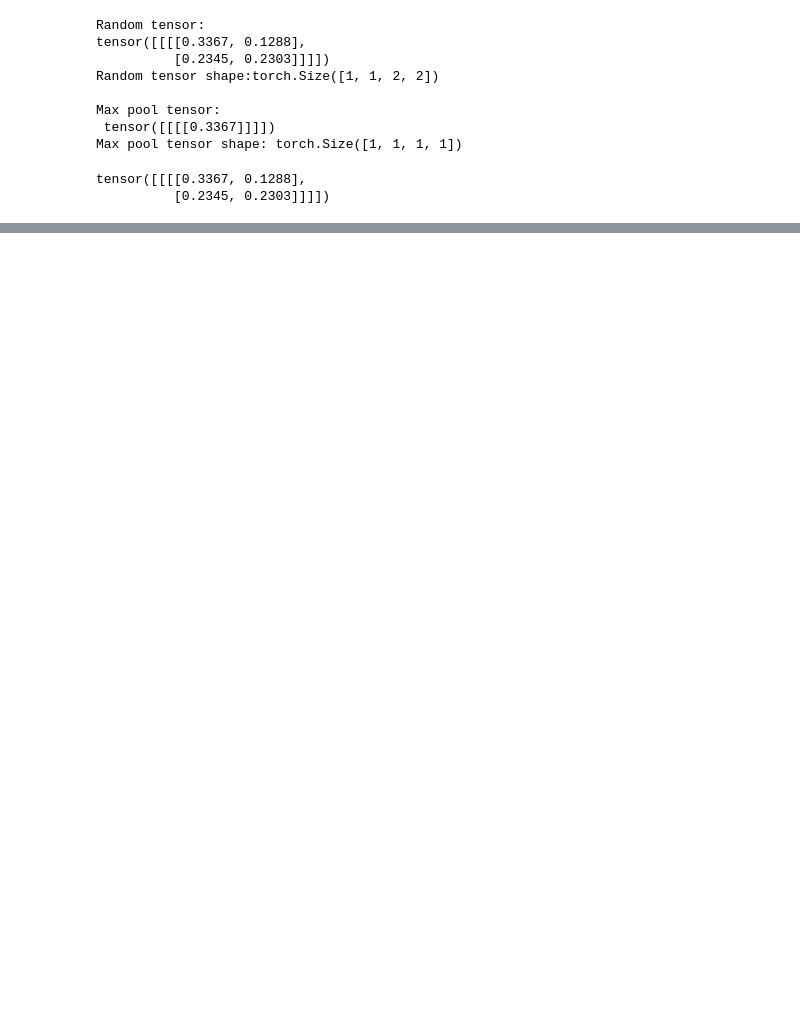
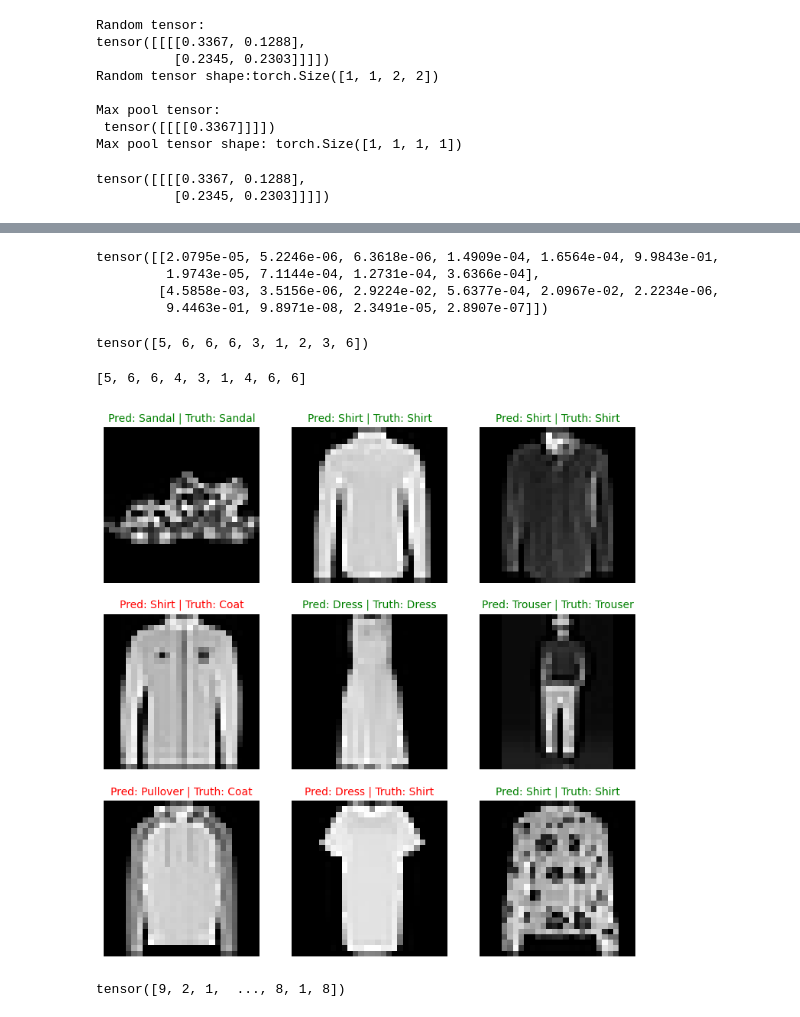
Before and after one commit to Nayan-CA/DataScience, a Jupyter notebook: pytorch-computer-vision.ipynb, the cells around one changed output, grey strips where cells are left out. Saved outputs shown, nothing was run; the diff lists cells and outputs as text; code cells hidden in the pictures; blank space fills up the shorter version.

```diff
--- a/pytorch-computer-vision.ipynb
+++ b/pytorch-computer-vision.ipynb
@@ -767,0 +843,59 @@ OrderedDict([('conv_block_1.0.weight',
+# %%
+pred_probs = make_predictions(model=model_2,
+                             data=test_samples)
+
+pred_probs[:2]
+# %% [output]
+tensor([[2.0795e-05, 5.2246e-06, 6.3618e-06, 1.4909e-04, 1.6564e-04, 9.9843e-01,
+         1.9743e-05, 7.1144e-04, 1.2731e-04, 3.6366e-04],
+        [4.5858e-03, 3.5156e-06, 2.9224e-02, 5.6377e-04, 2.0967e-02, 2.2234e-06,
+         9.4463e-01, 9.8971e-08, 2.3491e-05, 2.8907e-07]])
+# %%
+pred_classes = pred_probs.argmax(dim=1)
+pred_classes
+# %% [output]
+tensor([5, 6, 6, 6, 3, 1, 2, 3, 6])
+# %%
+test_labels
+# %% [output]
+[5, 6, 6, 4, 3, 1, 4, 6, 6]
+# %%
+plt.figure(figsize=(9,9))
+nrows=3
+ncols=3
+for i,sample in enumerate(test_samples):
+    plt.subplot(nrows,ncols,i+1)
+
+    plt.imshow(sample.squeeze(),cmap="gray")
+
+    pred_label = class_names[pred_classes[i]]
+
+    truth_label = class_names[test_labels[i]]
+
+    title_text = f"Pred: {pred_label} | Truth: {truth_label}"
+
+    if pred_label == truth_label:
+        plt.title(title_text,fontsize=10,c="g")
+    else:
+        plt.title(title_text,fontsize=10,c="r")
+    plt.axis(False)
+# %% [output]
+[figure, added]
+# %%
+y_preds = []
+model_2.eval()
+with torch.inference_mode():
+    for X,y in tqdm(test_dataloader,desc="Making predictions..."):
+        X,y=X.to(device),y.to(device)
+
+        y_logit = model_2(X)
+
+        y_pred = torch.softmax(y_logit.squeeze(),dim=0).argmax(dim=1)
+
+        y_preds.append(y_pred.cpu())
+
+# print(y_preds)
+y_pred_tensor = torch.cat(y_preds)
+y_pred_tensor
+# %% [output]
+tensor([9, 2, 1,  ..., 8, 1, 8])
```
Also changed, not shown: parts of 22 cells of this notebook.
